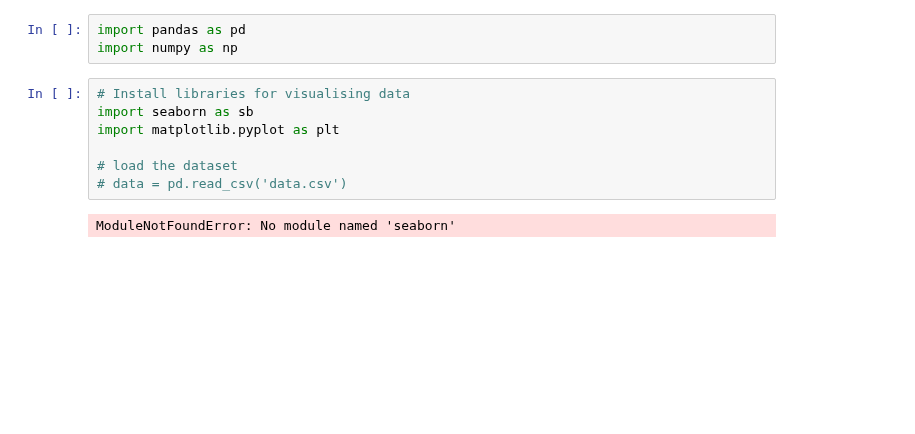
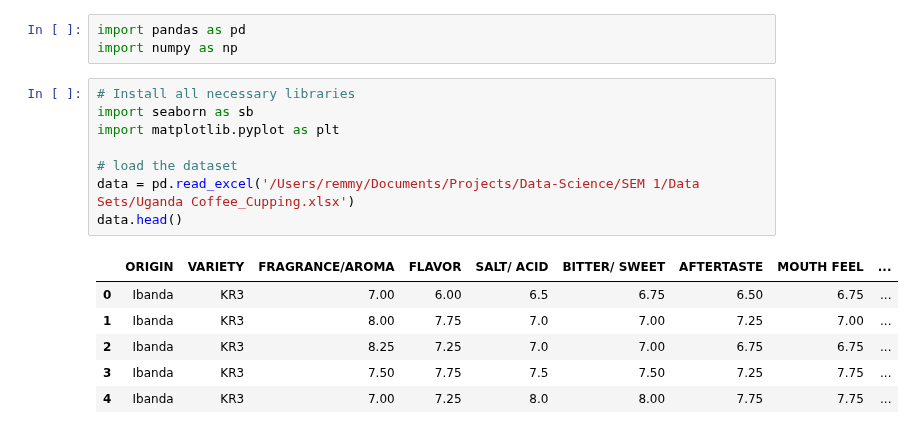
Before and after one commit to RemmyBisimbeko/Data-Science, a Jupyter notebook: Practice/Practice Session_4-12-2025.ipynb, the cells around one changed output. Cells and saved outputs as stored; diff of their text form; blank space fills up the shorter version.

```diff
--- a/Practice/Practice Session_4-12-2025.ipynb
+++ b/Practice/Practice Session_4-12-2025.ipynb
@@ -12,11 +23,17 @@ Note: you may need to restart the kernel to use updated packages.
 import pandas as pd
 import numpy as np
 # %%
-# Install libraries for visualising data
+# Install all necessary libraries
 import seaborn as sb
 import matplotlib.pyplot as plt
 
 # load the dataset
-# data = pd.read_csv('data.csv')
+data = pd.read_excel('/Users/remmy/Documents/Projects/Data-Science/SEM 1/Data Sets/Uganda Coffee_Cupping.xlsx')
+data.head()
 # %% [output]
-ModuleNotFoundError: No module named 'seaborn'
+|  | ORIGIN | VARIETY | FRAGRANCE/AROMA | FLAVOR | SALT/ ACID | BITTER/ SWEET | AFTERTASTE | MOUTH FEEL | ... |
+| 0 | Ibanda | KR3 | 7.00 | 6.00 | 6.5 | 6.75 | 6.50 | 6.75 | ... |
+| 1 | Ibanda | KR3 | 8.00 | 7.75 | 7.0 | 7.00 | 7.25 | 7.00 | ... |
+| 2 | Ibanda | KR3 | 8.25 | 7.25 | 7.0 | 7.00 | 6.75 | 6.75 | ... |
+| 3 | Ibanda | KR3 | 7.50 | 7.75 | 7.5 | 7.50 | 7.25 | 7.75 | ... |
+| 4 | Ibanda | KR3 | 7.00 | 7.25 | 8.0 | 8.00 | 7.75 | 7.75 | ... |
```
Also changed, not shown: parts of 3 cells of this notebook.
